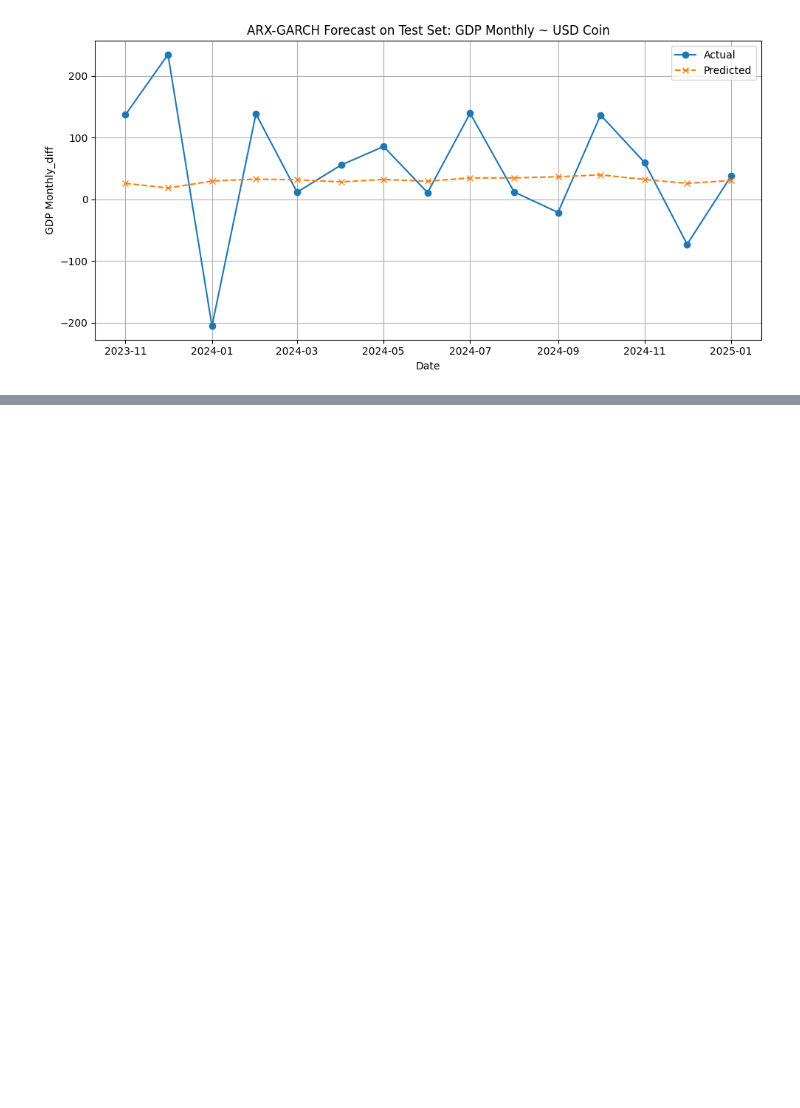
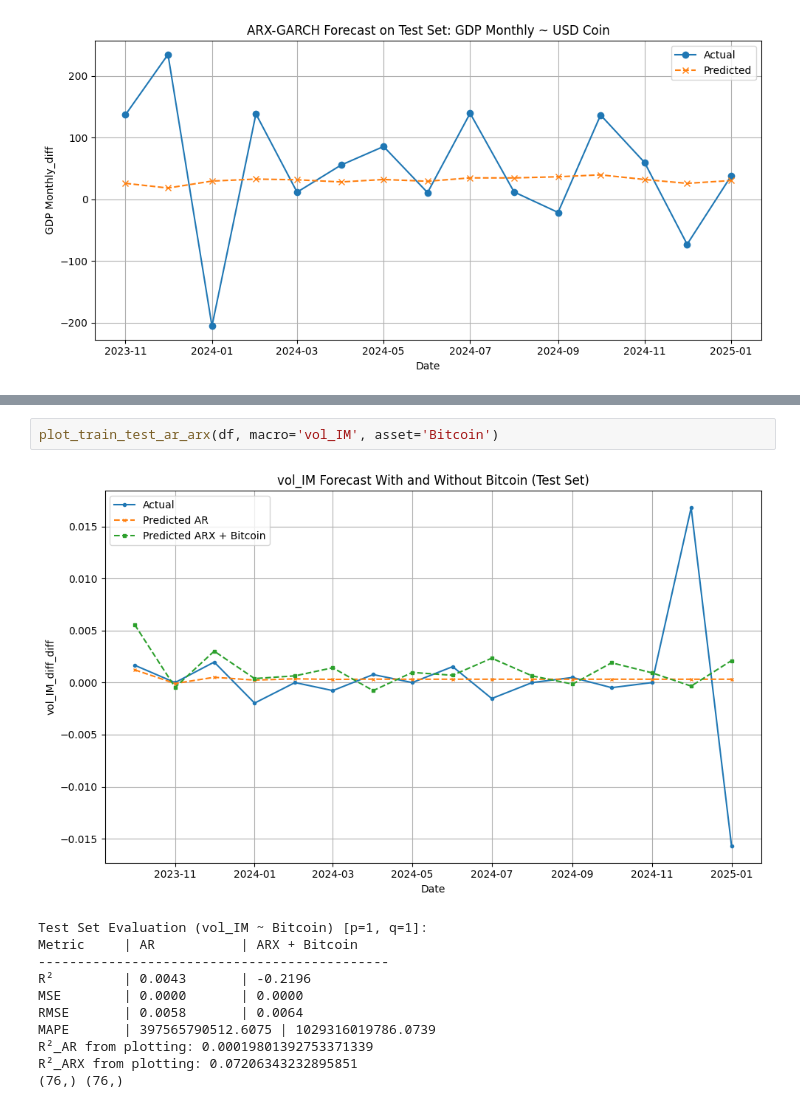
Before and after one commit to tianyishen701/CryptoMacroecon-Prediction-CSUREMM, a Jupyter notebook: GARCH.ipynb, the cells around one changed output, grey strips where cells are left out. Saved outputs shown, nothing was run; the diff lists cells and outputs as text; blank space fills up the shorter version.

```diff
--- a/GARCH.ipynb
+++ b/GARCH.ipynb
@@ -519,0 +859,14 @@ MAPE: 1.0853
+# %%
+plot_train_test_ar_arx(df, macro='vol_IM', asset='Bitcoin')
+# %% [output]
+[figure, added]
+Test Set Evaluation (vol_IM ~ Bitcoin) [p=1, q=1]:
+Metric     | AR           | ARX + Bitcoin
+---------------------------------------------
+R²         | 0.0043       | -0.2196
+MSE        | 0.0000       | 0.0000
+RMSE       | 0.0058       | 0.0064
+MAPE       | 397565790512.6075 | 1029316019786.0739
+R²_AR from plotting: 0.00019801392753371339
+R²_ARX from plotting: 0.07206343232895851
+(76,) (76,)
```
Also changed, not shown: parts of 7 cells of this notebook.
